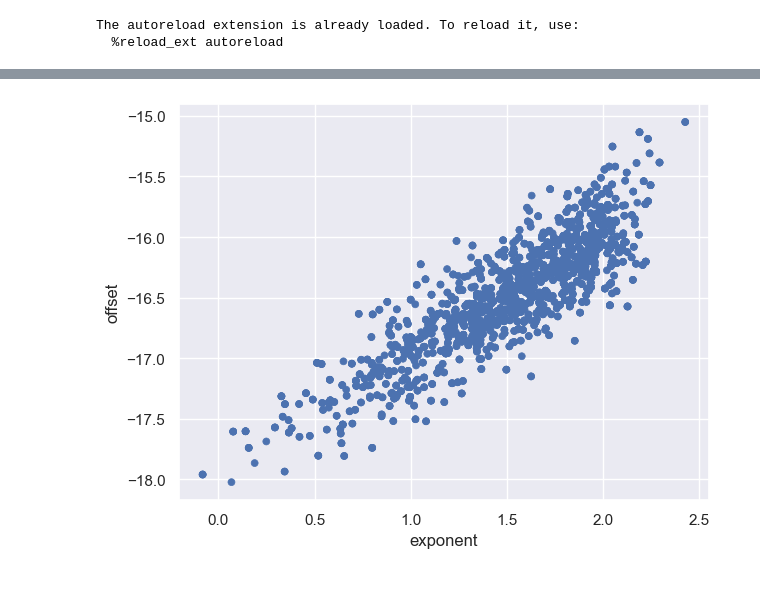
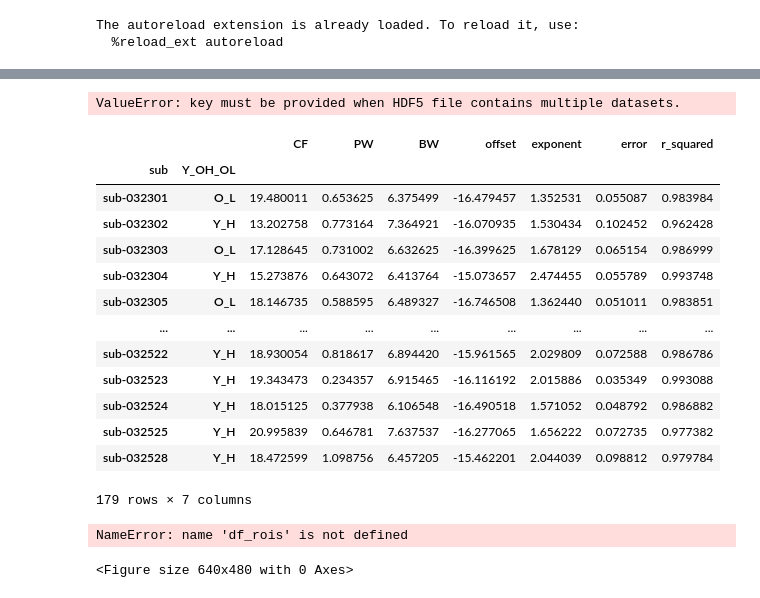
Before and after one commit to danieltomasz/ephys-poirot-analysis, a Jupyter notebook: studies/Playground.ipynb, the cells around one changed output, grey strips where cells are left out. Saved outputs shown, nothing was run; the diff lists cells and outputs as text; code cells hidden in the pictures.

```diff
--- a/studies/Playground.ipynb
+++ b/studies/Playground.ipynb
@@ -78,11 +83,7 @@ g.show()
 # %%
-f = (  # have a small dataframne to work with
-    da.pipe(
-        specparam_xr, stacked_columns=["sub", "roi_names"], fg=fg, freq_range=freq_range
-    )
-    .pipe(so.Plot, x="exponent", y="offset")
-    .add(so.Dot(pointsize=5))
+df_rois = da.pipe(  # have a small dataframne to work with
+    specparam_attributes,
+    stacked_cols=["sub", "roi_names"],
+    fg=fg,
+    freq_range=freq_range,
 )
-g.show()
-# %% [output]
-[figure, removed]
@@ -88,0 +96,50 @@ g.show()
+# %%
+data = pd.read_hdf("../data/output/computed_specparam.hdf5")
+df_rois = data["df_rois"]
+# %% [output]
+ValueError: key must be provided when HDF5 file contains multiple datasets.
+# %%
+l = (
+    df_rois.pipe(lambda x: x.loc[x["regions"] == "occipital"])
+    .groupby(["sub", "Y_OH_OL"])
+    .mean("roi_names")
+)
+display(l)
+# %% [output]
+|  |  | CF | PW | BW | offset | exponent | error | r_squared |
+| sub | Y_OH_OL |  |  |  |  |  |  |  |
+| sub-032301 | O_L | 19.480011 | 0.653625 | 6.375499 | -16.479457 | 1.352531 | 0.055087 | 0.983984 |
+| sub-032302 | Y_H | 13.202758 | 0.773164 | 7.364921 | -16.070935 | 1.530434 | 0.102452 | 0.962428 |
+| sub-032303 | O_L | 17.128645 | 0.731002 | 6.632625 | -16.399625 | 1.678129 | 0.065154 | 0.986999 |
+| sub-032304 | Y_H | 15.273876 | 0.643072 | 6.413764 | -15.073657 | 2.474455 | 0.055789 | 0.993748 |
+| sub-032305 | O_L | 18.146735 | 0.588595 | 6.489327 | -16.746508 | 1.362440 | 0.051011 | 0.983851 |
+| ... | ... | ... | ... | ... | ... | ... | ... | ... |
+| sub-032522 | Y_H | 18.930054 | 0.818617 | 6.894420 | -15.961565 | 2.029809 | 0.072588 | 0.986786 |
+| sub-032523 | Y_H | 19.343473 | 0.234357 | 6.915465 | -16.116192 | 2.015886 | 0.035349 | 0.993088 |
+| sub-032524 | Y_H | 18.015125 | 0.377938 | 6.106548 | -16.490518 | 1.571052 | 0.048792 | 0.986882 |
+| sub-032525 | Y_H | 20.995839 | 0.646781 | 7.637537 | -16.277065 | 1.656222 | 0.072735 | 0.977382 |
+| sub-032528 | Y_H | 18.472599 | 1.098756 | 6.457205 | -15.462201 | 2.044039 | 0.098812 | 0.979784 |
+179 rows × 7 columns
+# %%
+color_dict = dict(
+    {
+        "Y_H": "red",
+        "O_H": "blue",
+        "O_L": "orange",
+    }
+)
+# f, ax = plt.subplots()
+f = plt.figure()
+h = (
+    df_rois.pipe(lambda x: x.loc[x["regions"] == "occipital"])
+    .groupby(["sub", "Y_OH_OL"])
+    .mean("roi_names")
+    .pipe(so.Plot, x="exponent", y="offset", color="Y_OH_OL")
+    .facet("Y_OH_OL")
+    .add(so.Dot(pointsize=5))
+)
+
+h.on(f)
+# %% [output]
+NameError: name 'df_rois' is not defined
+<Figure size 640x480 with 0 Axes>
```
Also changed, not shown: parts of 5 cells of this notebook, 3 other files.
